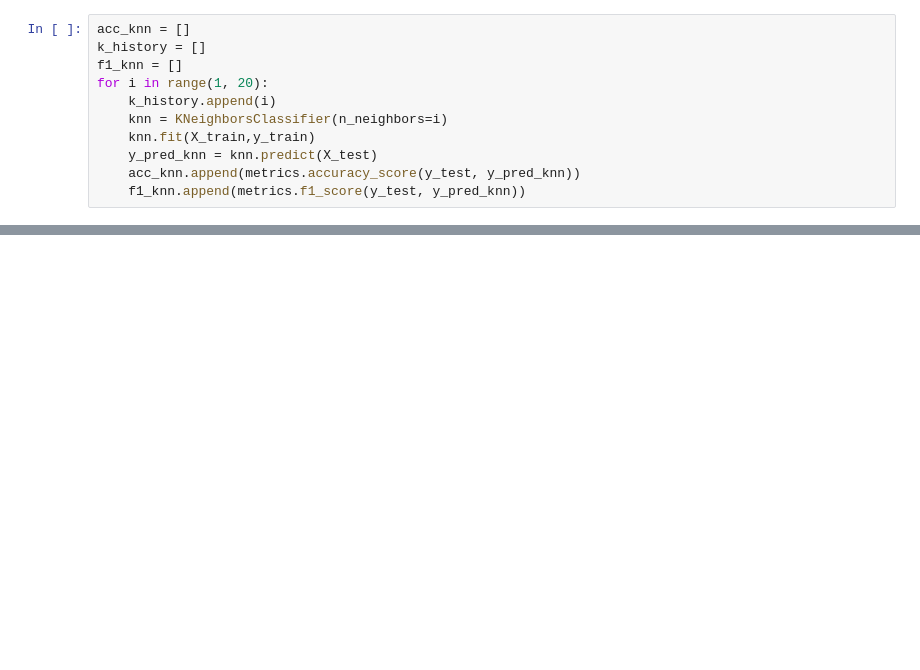
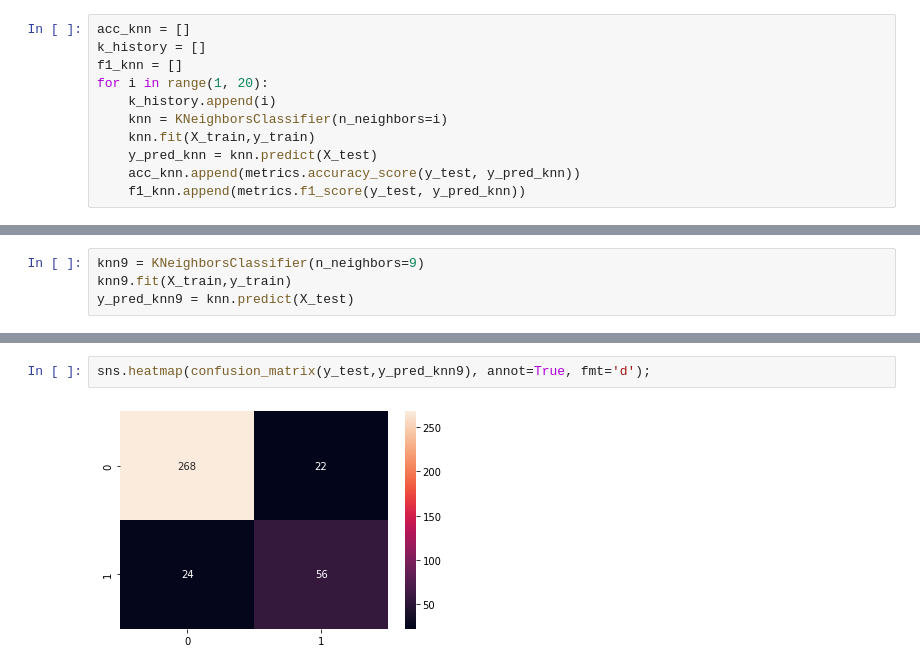
Before and after one commit to paciencia/moneyball_sandbox, a Jupyter notebook: Moneyball.ipynb, the cells around one changed output, grey strips where cells are left out. Drawn from its saved outputs; the diff is of its cells as text; blank space fills up the shorter version.

```diff
--- a/Moneyball.ipynb
+++ b/Moneyball.ipynb
@@ -152,0 +181,4 @@ df_knn
+# %%
+knn9 = KNeighborsClassifier(n_neighbors=9)
+knn9.fit(X_train,y_train)
+y_pred_knn9 = knn.predict(X_test)
@@ -152,0 +208,4 @@ df_knn
+# %%
+sns.heatmap(confusion_matrix(y_test,y_pred_knn9), annot=True, fmt='d');
+# %% [output]
+[figure, added]
```
Also changed, not shown: parts of 14 cells of this notebook, 1 other file.
